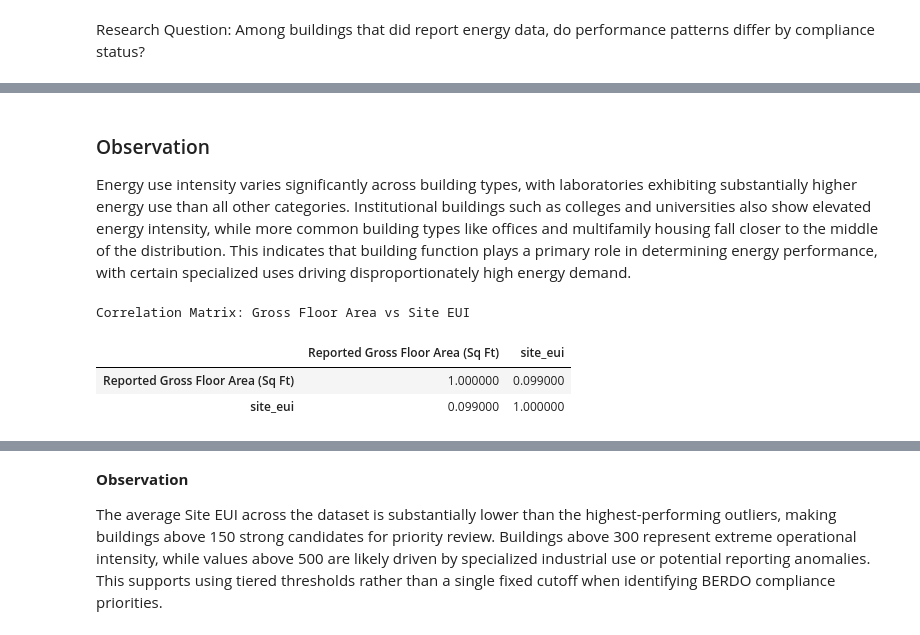
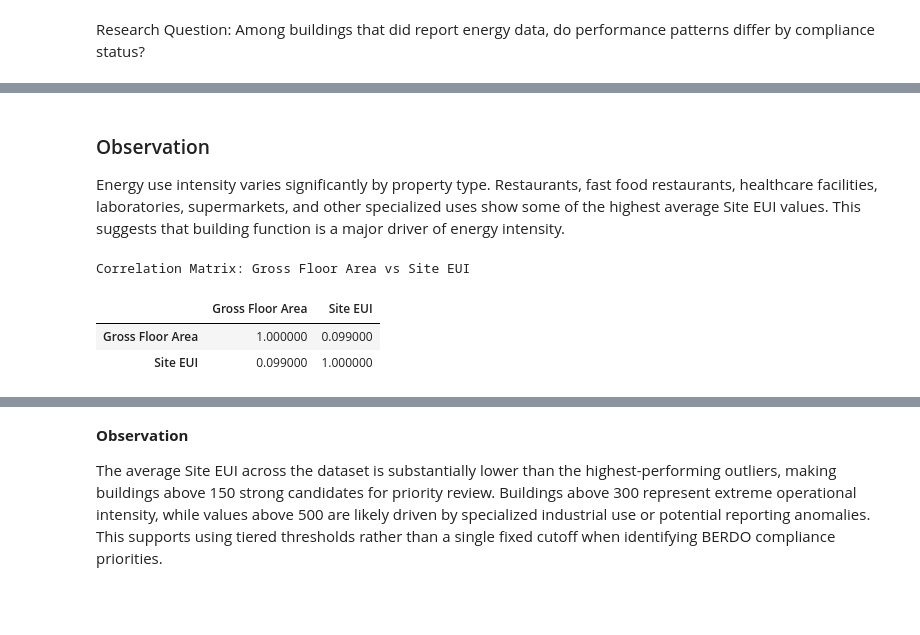
Before and after one commit to ryankellyongh/BERDO-Analysis, a Jupyter notebook: Analysis/BERDO Analysis.ipynb, the cells around one changed output, grey strips where cells are left out. Saved outputs shown, nothing was run; the diff lists cells and outputs as text; code cells hidden in the pictures; blank space fills up the shorter version.

```diff
--- a/Analysis/BERDO Analysis.ipynb
+++ b/Analysis/BERDO Analysis.ipynb
@@ -394,14 +402,15 @@ Column Name Reference Guide
 #Rename Columns and Data Cleaning
 
 #Rename important columns for easier analysis
+#rename important columns for easier analysis
 df = df.rename(columns={
     "Largest Property Type": "property_type",
-    "Reported Gross Floor Area_(sq_ft)": "gross_floor_area",
+    "Reported Gross Floor Area (Sq Ft)": "gross_floor_area",
     "Site EUI (Energy Use Intensity kBtu/ft²)": "site_eui",
-    "Total Site Energy Usage_(kBtu)": "total_site_energy",
-    "Estimated Total GHG Emissions_(kgCO2e)": "ghg_emissions",
+    "Total Site Energy Usage (kBtu)": "total_site_energy",
+    "Estimated Total GHG Emissions e(kgCO2e)": "ghg_emissions",
     "Natural Gas Usage (kBtu)": "natural_gas_usage",
-    "Electricity Usage_(kWh)": "electricity_usage",
+    "Electricity Usage (kWh)": "electricity_usage",
     "Reporting Compliance Status": "compliance_status",
     "First Emissions Compliance Year (Projected)": "compliance_year"
 })
@@ -1534,18 +1430,31 @@ Average Site EUI by Property Type
 # %% [markdown]
 ### Observation
 
-Energy use intensity varies significantly across building types, with laboratories exhibiting substantially higher energy use than all other categories. Institutional buildings such as colleges and universities also show elevated energy intensity, while more common building types like offices and multifamily housing fall closer to the middle of the distribution. This indicates that building function plays a primary role in determining energy performance, with certain specialized uses driving disproportionately high energy demand.
+Energy use intensity varies significantly by property type. Restaurants, fast food restaurants, healthcare facilities, laboratories, supermarkets, and other specialized uses show some of the highest average Site EUI values. This suggests that building function is a major driver of energy intensity.
 # %%
 #Correlation Analysis: Building Size vs Energy Intensity
 
 #Calculate correlation between building size and Site EUI
+#calculate correlation between building size and Site EUI
 corr = (
     df_clean[[
-        "Reported Gross Floor Area (Sq Ft)",
+        "gross_floor_area",
         "site_eui"
     ]]
     .corr()
     .round(3)
+)
+
+#rename columns for cleaner display
+corr = corr.rename(
+    index={
+        "gross_floor_area": "Gross Floor Area",
+        "site_eui": "Site EUI"
+    },
+    columns={
+        "gross_floor_area": "Gross Floor Area",
+        "site_eui": "Site EUI"
+    }
 )
 
 #Display styled correlation matrix
@@ -1555,36 +1464,36 @@ display(
     .set_properties(**{
         "text-align": "center",
         "padding": "12px",
         "font-size": "14px",
         "border": "1px solid #DADADA"
     })
     .set_table_styles([
         {
             "selector": "caption",
             "props": [
                 ("caption-side", "top"),
                 ("font-size", "18px"),
                 ("font-weight", "bold"),
                 ("padding", "10px")
             ]
         },
         {
             "selector": "th",
             "props": [
                 ("text-align", "center"),
                 ("font-size", "14px"),
                 ("font-weight", "bold"),
                 ("padding", "10px"),
                 ("border", "1px solid #DADADA")
             ]
         }
     ])
 )
 # %% [output]
 Correlation Matrix: Gross Floor Area vs Site EUI
-|  | Reported Gross Floor Area (Sq Ft) | site_eui |
-| Reported Gross Floor Area (Sq Ft) | 1.000000 | 0.099000 |
-| site_eui | 0.099000 | 1.000000 |
+|  | Gross Floor Area | Site EUI |
+| Gross Floor Area | 1.000000 | 0.099000 |
+| Site EUI | 0.099000 | 1.000000 |
 # %%
 #Average Site EUI by Property Type and Compliance Status
 
```
Also changed, not shown: parts of 23 cells of this notebook.
